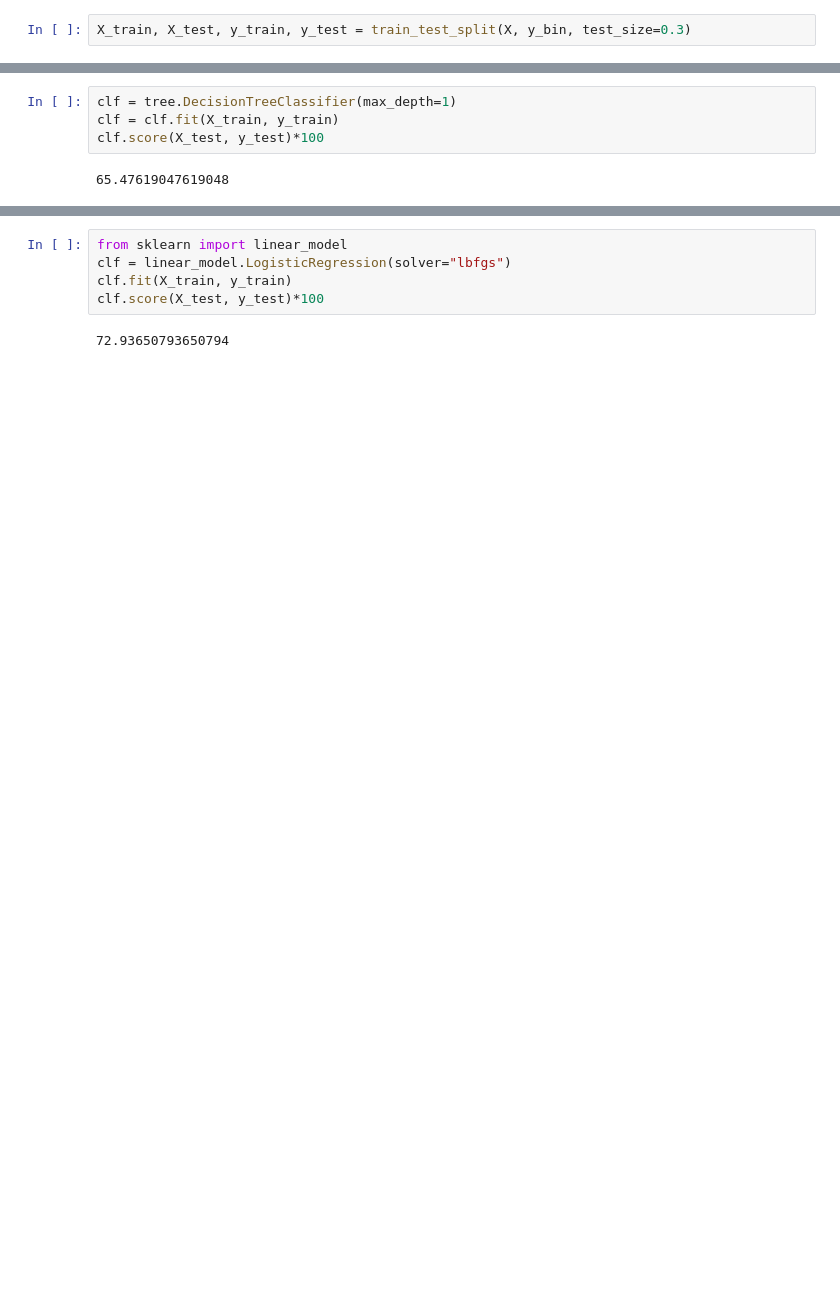
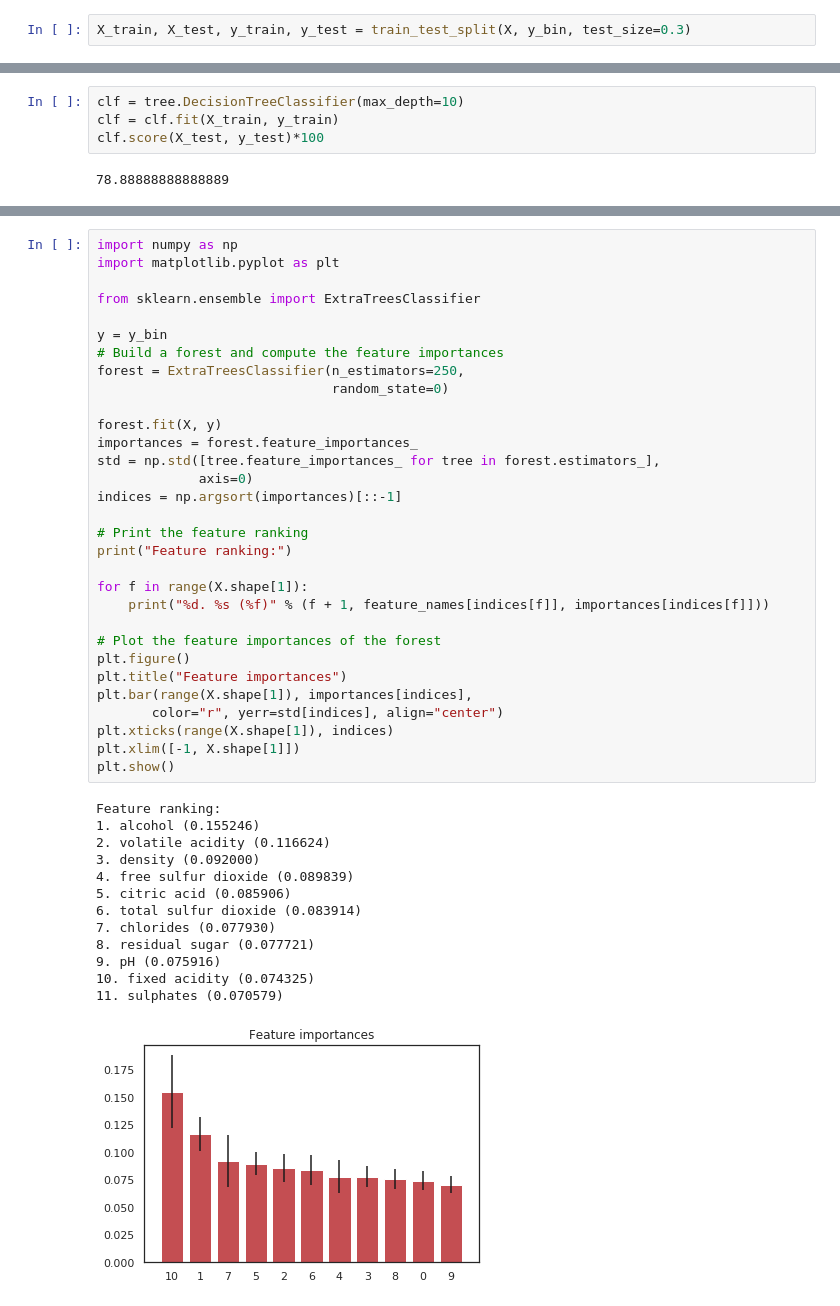
Before and after one commit to jarangol/ML, a Jupyter notebook: TrabajoInicial/Arbol.ipynb, the cells around one changed output, grey strips where cells are left out. Cells and saved outputs as stored; diff of their text form; blank space fills up the shorter version.

```diff
--- a/TrabajoInicial/Arbol.ipynb
+++ b/TrabajoInicial/Arbol.ipynb
@@ -59,9 +93,9 @@ X_train, X_test, y_train, y_test = train_test_split(X, y_bin, test_size=0.3)
 # %%
-clf = tree.DecisionTreeClassifier(max_depth=1)
+clf = tree.DecisionTreeClassifier(max_depth=10)
 clf = clf.fit(X_train, y_train)
 clf.score(X_test, y_test)*100
 # %% [output]
-65.47619047619048
+78.88888888888889
 # %%
 import graphviz
 
@@ -73,10 +107,48 @@ graph = graphviz.Source(dot_data)
 graph
 # %% [output]
 [drawing not drawn]
-# %%
-from sklearn import linear_model
-clf = linear_model.LogisticRegression(solver="lbfgs")
-clf.fit(X_train, y_train)
-clf.score(X_test, y_test)*100
-# %% [output]
-72.93650793650794
+# %%
+import numpy as np
+import matplotlib.pyplot as plt
+
+from sklearn.ensemble import ExtraTreesClassifier
+
+y = y_bin
+# Build a forest and compute the feature importances
+forest = ExtraTreesClassifier(n_estimators=250,
+                              random_state=0)
+
+forest.fit(X, y)
+importances = forest.feature_importances_
+std = np.std([tree.feature_importances_ for tree in forest.estimators_],
+             axis=0)
+indices = np.argsort(importances)[::-1]
+
+# Print the feature ranking
+print("Feature ranking:")
+
+for f in range(X.shape[1]):
+    print("%d. %s (%f)" % (f + 1, feature_names[indices[f]], importances[indices[f]]))
+
+# Plot the feature importances of the forest
+plt.figure()
+plt.title("Feature importances")
+plt.bar(range(X.shape[1]), importances[indices],
+       color="r", yerr=std[indices], align="center")
+plt.xticks(range(X.shape[1]), indices)
+plt.xlim([-1, X.shape[1]])
+plt.show()
+# %% [output]
+Feature ranking:
+1. alcohol (0.155246)
+2. volatile acidity (0.116624)
+3. density (0.092000)
+4. free sulfur dioxide (0.089839)
+5. citric acid (0.085906)
+6. total sulfur dioxide (0.083914)
+7. chlorides (0.077930)
+8. residual sugar (0.077721)
+9. pH (0.075916)
+10. fixed acidity (0.074325)
+11. sulphates (0.070579)
+[figure, added]
```
Also changed, not shown: parts of 12 cells of this notebook, 1 other file.
